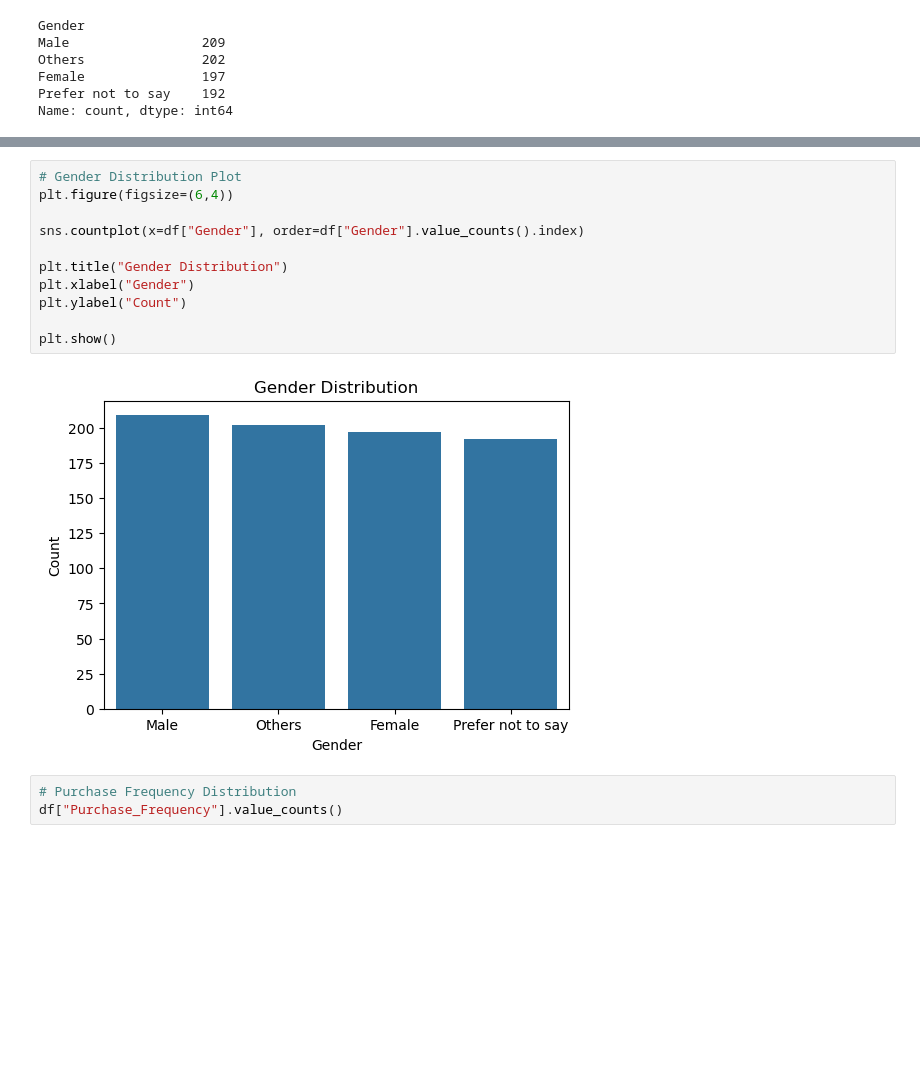
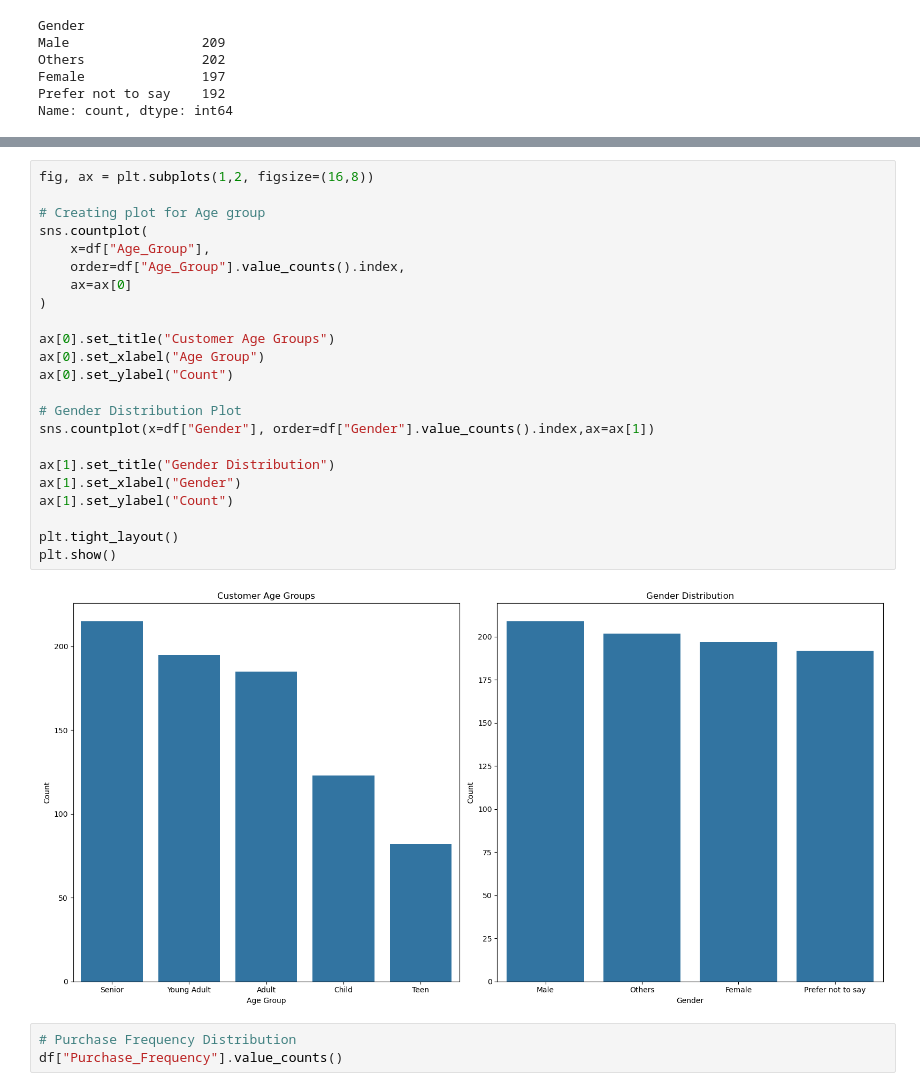
Before and after one commit to hchikhlonde14/Market-Basket-Analysis-for-Amazon, a Jupyter notebook: notebooks/MarketAnalysis.ipynb, the cells around one changed output, grey strips where cells are left out. Saved outputs shown, nothing was run; the diff lists cells and outputs as text; blank space fills up the shorter version.

```diff
--- a/notebooks/MarketAnalysis.ipynb
+++ b/notebooks/MarketAnalysis.ipynb
@@ -213,16 +197,28 @@ plt.show()
-# %%
-# Gender Distribution Plot
-plt.figure(figsize=(6,4))
-
-sns.countplot(x=df["Gender"], order=df["Gender"].value_counts().index)
-
-plt.title("Gender Distribution")
-plt.xlabel("Gender")
-plt.ylabel("Count")
-
-plt.show()
-# %% [output]
-[figure, removed]
+# %%
+fig, ax = plt.subplots(1,2, figsize=(16,8))
+
+# Creating plot for Age group
+sns.countplot(
+    x=df["Age_Group"],
+    order=df["Age_Group"].value_counts().index,
+    ax=ax[0]
+)
+
+ax[0].set_title("Customer Age Groups")
+ax[0].set_xlabel("Age Group")
+ax[0].set_ylabel("Count")
+
+# Gender Distribution Plot
+sns.countplot(x=df["Gender"], order=df["Gender"].value_counts().index,ax=ax[1])
+
+ax[1].set_title("Gender Distribution")
+ax[1].set_xlabel("Gender")
+ax[1].set_ylabel("Count")
+
+plt.tight_layout()
+plt.show()
+# %% [output]
+[figure, added]
 # %%
 # Purchase Frequency Distribution
 df["Purchase_Frequency"].value_counts()
```
Also changed, not shown: parts of 9 cells of this notebook.
